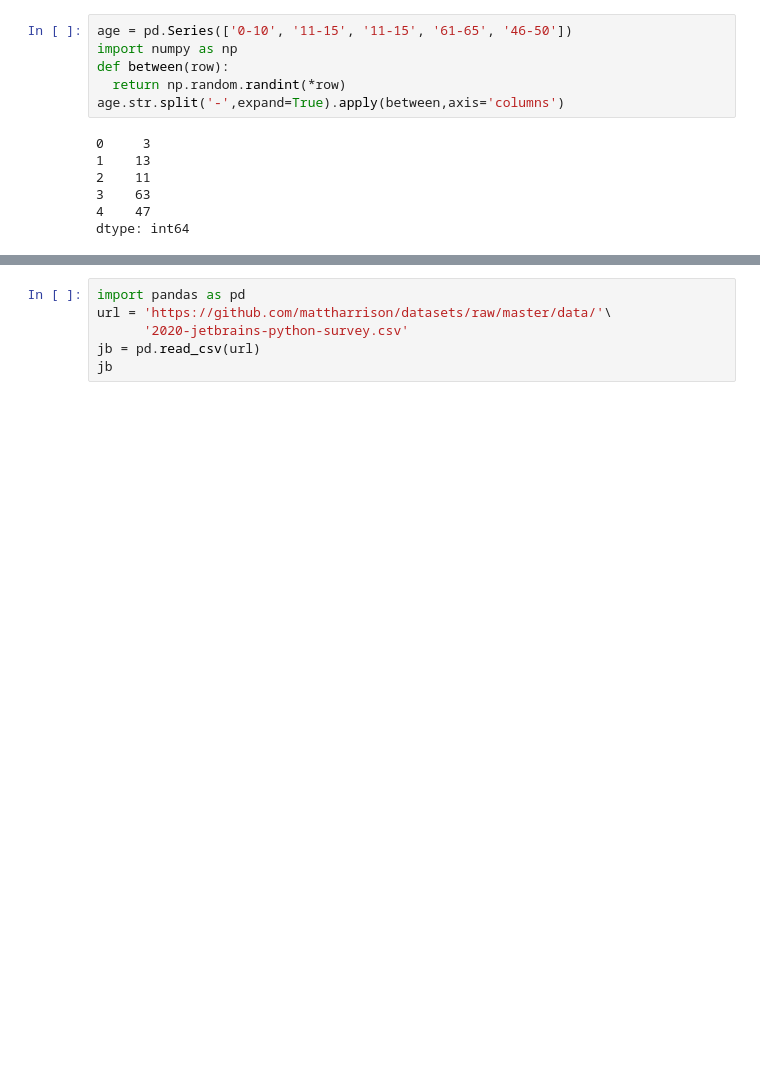
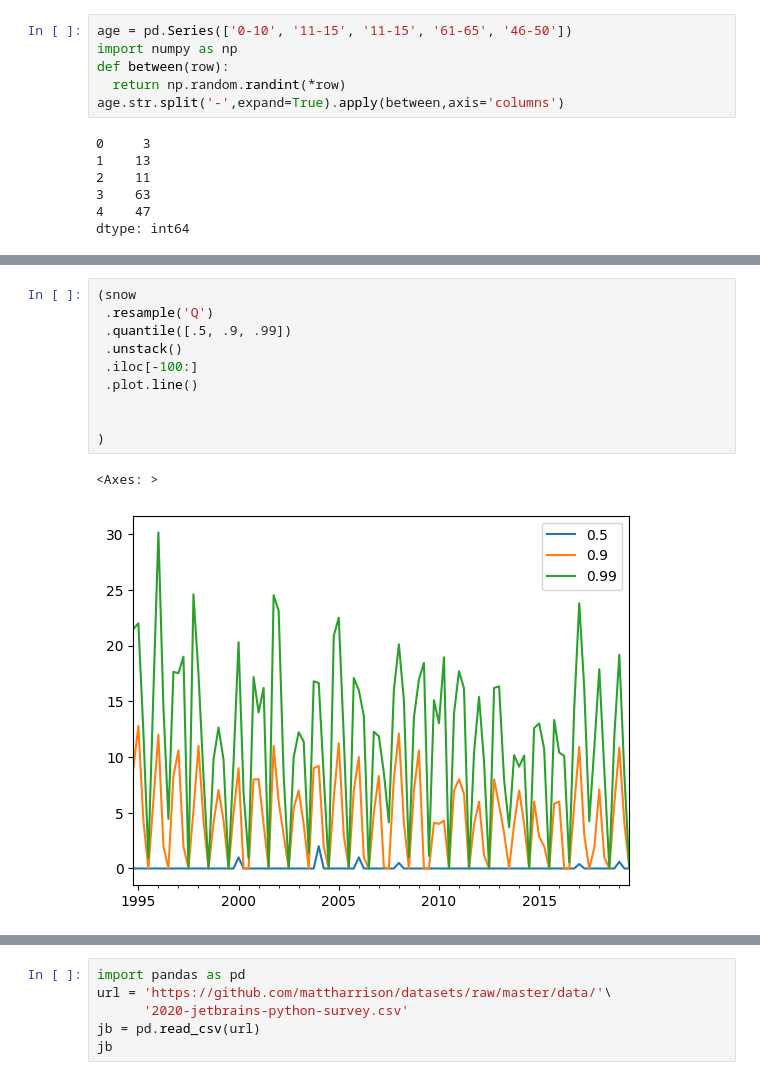
Before and after one commit to vin136/Machine-Learning-Interview-Questions, a Jupyter notebook: pandas_workbook.ipynb, the cells around one changed output, grey strips where cells are left out. Cells and saved outputs as stored; diff of their text form; blank space fills up the shorter version.

```diff
--- a/pandas_workbook.ipynb
+++ b/pandas_workbook.ipynb
@@ -103,0 +573,13 @@ dtype: int64
+# %%
+(snow
+ .resample('Q')
+ .quantile([.5, .9, .99])
+ .unstack()
+ .iloc[-100:]
+ .plot.line()
+
+
+)
+# %% [output]
+<Axes: >
+[figure, added]
```
Also changed, not shown: parts of 79 cells of this notebook.
